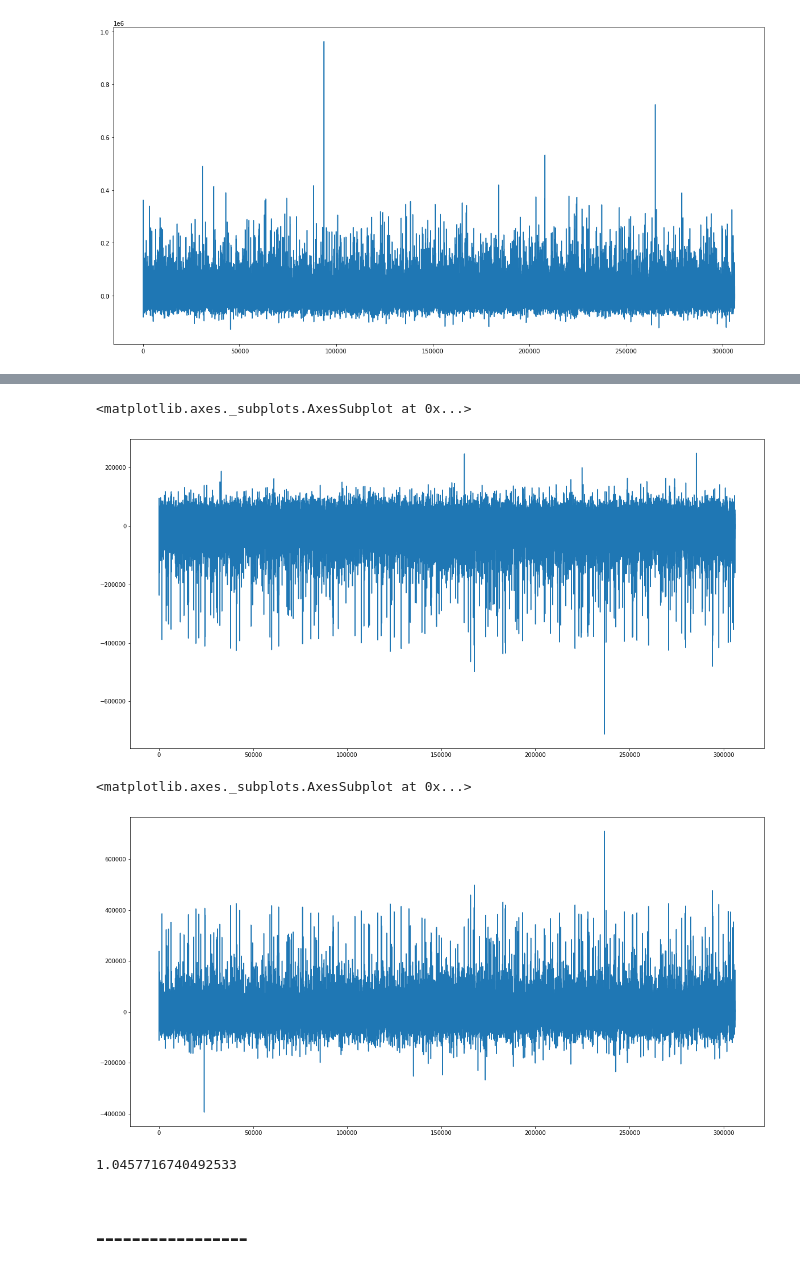
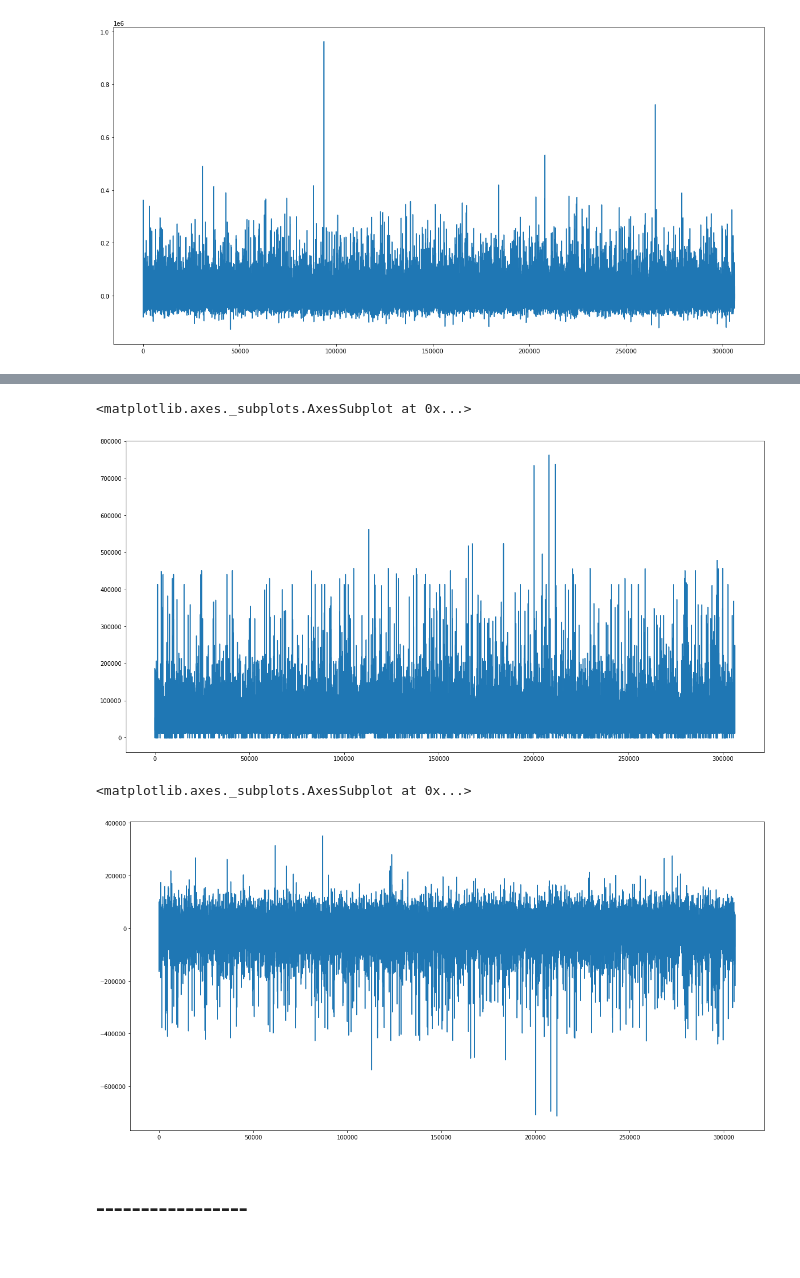
Before and after one commit to akhrameevmd/PandemicDataHack-2020, a Jupyter notebook: Code.ipynb, the cells around one changed output, grey strips where cells are left out. Drawn from its saved outputs; the diff is of its cells as text; code cells hidden in the pictures.

```diff
--- a/Code.ipynb
+++ b/Code.ipynb
@@ -309,7 +309,7 @@ for train_index, test_index in kf.split(data_for_train):
     y_pred_CB_Bagging = reg_CB_bag.predict(X_test)
     y_pred_CB_Bagging[y_pred_CB_Bagging < 0] = 5000
     ##################
-    reg_XGB_bag = xgb.XGBRegressor(objective ='reg:squarederror', max_depth = 10, n_estimators = 50, n_jobs = 6).fit(X_train,y_train)
+    reg_XGB_bag = xgb.XGBRegressor(objective ='reg:squaredlogerror', max_depth = 10, n_estimators = 50, n_jobs = 6).fit(X_train,y_train)
     y_pred_XGB_Bagging = reg_XGB_bag.predict(X_test)
     y_pred_XGB_Bagging[y_pred_XGB_Bagging < 0] = 5000
 
@@ -376,17 +346,15 @@ for train_index, test_index in kf.split(data_for_train):
 # %%
-pd.Series(y_pred_OLS - y_test).plot(figsize = (20,10))
+pd.Series(y_test-y_pred_XGB_Bagging).plot(figsize = (20,10))
 # %% [output]
 <matplotlib.axes._subplots.AxesSubplot at 0x...>
-[figure, old version]
+[figure, new version]
 # %%
-pd.Series(y_test- y_pred_CB_Bagging).plot(figsize = (20,10))
+pd.Series(y_pred_CB_Bagging - y_test).plot(figsize = (20,10))
 # %% [output]
 <matplotlib.axes._subplots.AxesSubplot at 0x...>
-[figure, old version]
+[figure, new version]
 # %%
 pd.Series(val_score).mean()
-# %% [output]
-1.0457716740492533
 # %% [markdown]
 # -----------------
 # %%
```
Also changed, not shown: parts of 4 cells of this notebook.
